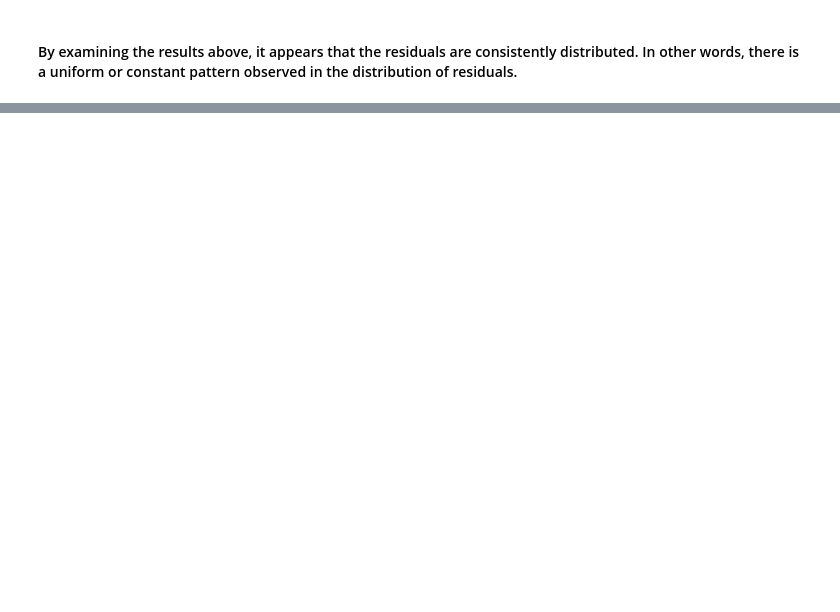
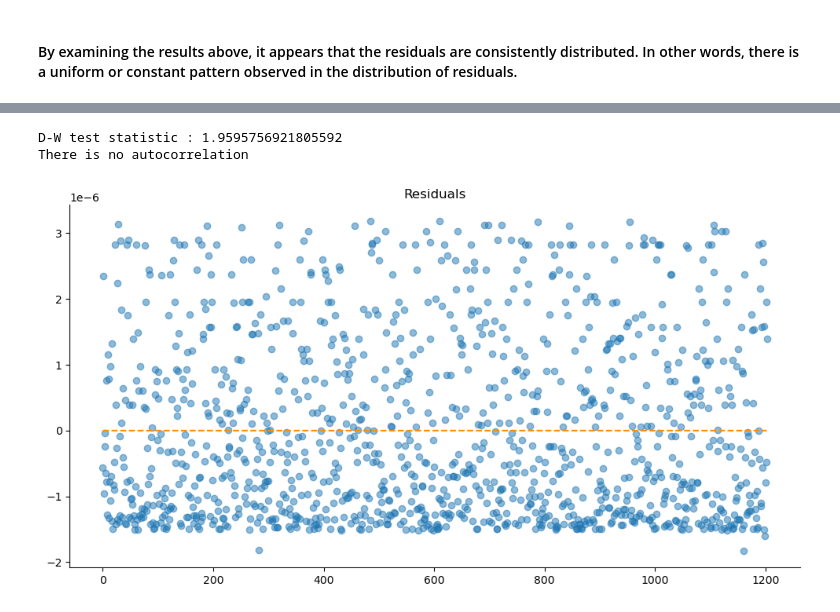
Before and after one commit to ShrajanKumar/Insurance_cost_prediction, a Jupyter notebook: statistical_analysis_and_modeling eda.ipynb, the cells around one changed output, grey strips where cells are left out. Drawn from its saved outputs; the diff is of its cells as text; code cells hidden in the pictures; blank space fills up the shorter version.

```diff
--- a/statistical_analysis_and_modeling eda.ipynb
+++ b/statistical_analysis_and_modeling eda.ipynb
@@ -1675,0 +1781,3 @@ check_homoscedasticity(result,residuals)
+# %%
+residuals = result['actual']-result['predicted']
+residuals
@@ -1675,0 +1840,9 @@ check_homoscedasticity(result,residuals)
+# %%
+check_autocorrelation(residuals)
+# %% [output]
+D-W test statistic : 1.9595756921805592
+There is no autocorrelation
+# %%
+check_homoscedasticity(result,residuals)
+# %% [output]
+[figure, added]
```
Also changed, not shown: parts of 24 cells of this notebook.
